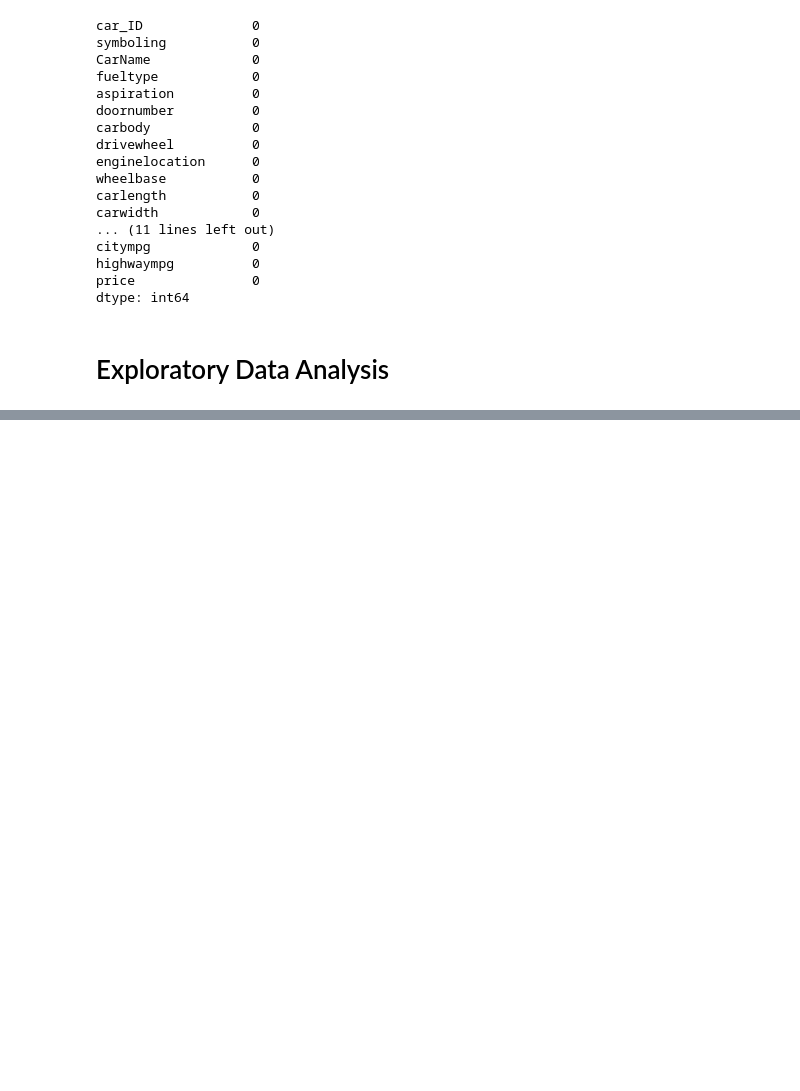
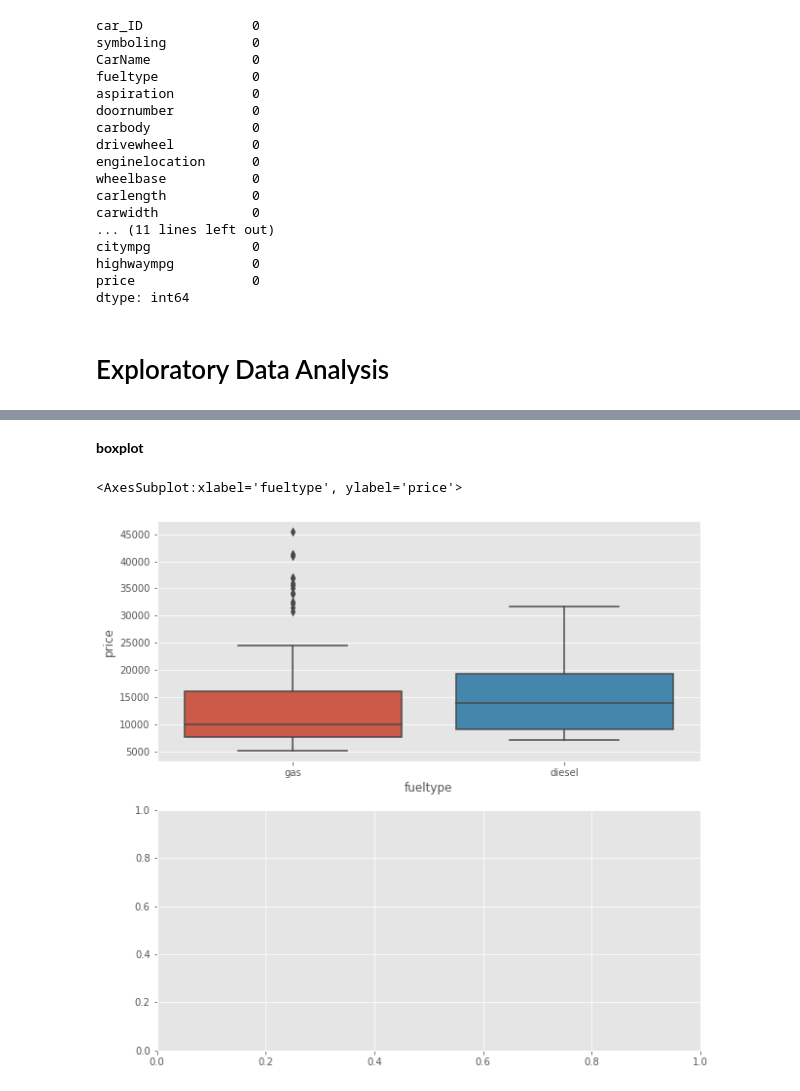
Before and after one commit to KishenSharma6/CarPricesPrediction, a Jupyter notebook: Notebooks/Exploratory/20201006_ExploratoryDataAnalysis.ipynb, the cells around one changed output, grey strips where cells are left out. Saved outputs shown, nothing was run; the diff lists cells and outputs as text; code cells hidden in the pictures; blank space fills up the shorter version.

Commit message:
added boxplot viz

```diff
--- a/Notebooks/Exploratory/20201006_ExploratoryDataAnalysis.ipynb
+++ b/Notebooks/Exploratory/20201006_ExploratoryDataAnalysis.ipynb
@@ -158,0 +166,13 @@ histogram.color
+# %% [markdown]
+**boxplot**
+# %%
+importlib.reload(src.Visualization.visualize)
+
+#Create subplots
+f, ax = plt.subplots(2,1,figsize = (10,10))
+boxplot = EDA_Viz(auto_data, color = 'Blue')
+
+boxplot.boxplot(cat_var='fueltype', cont_var='price', ax = ax[0])
+# %% [output]
+<AxesSubplot:xlabel='fueltype', ylabel='price'>
+[figure, added]
```
Also changed, not shown: parts of 6 cells of this notebook.
